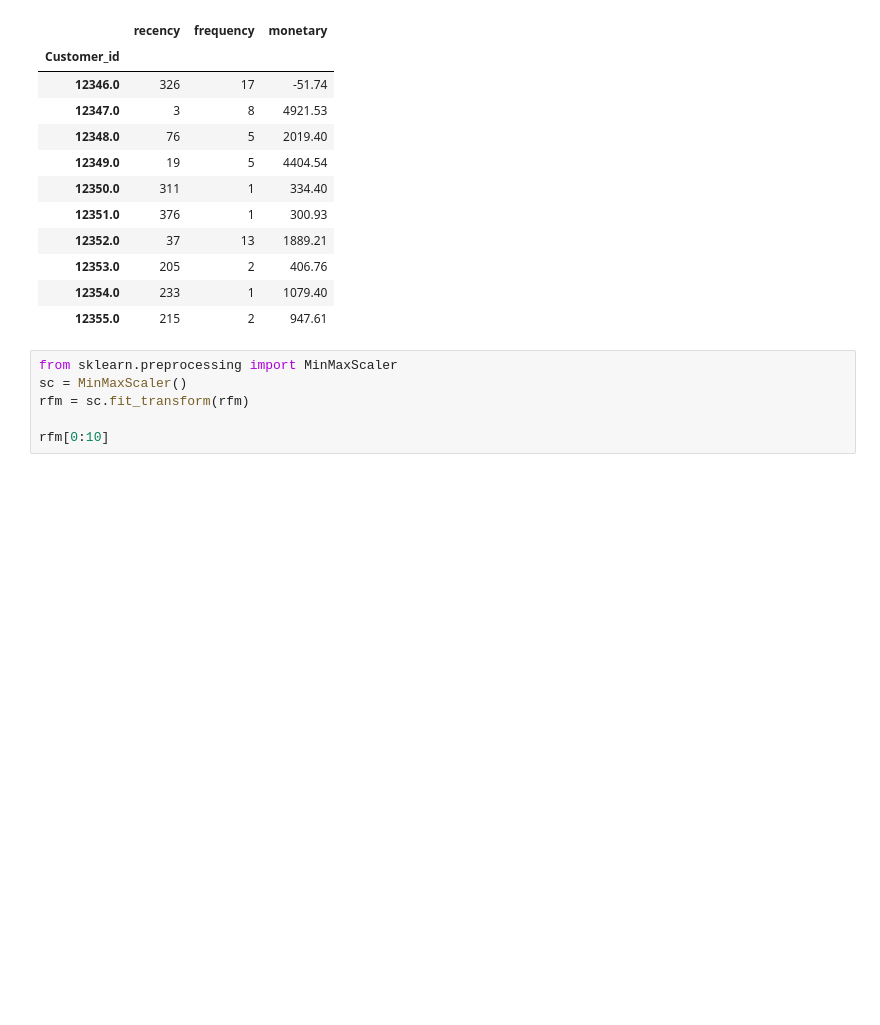
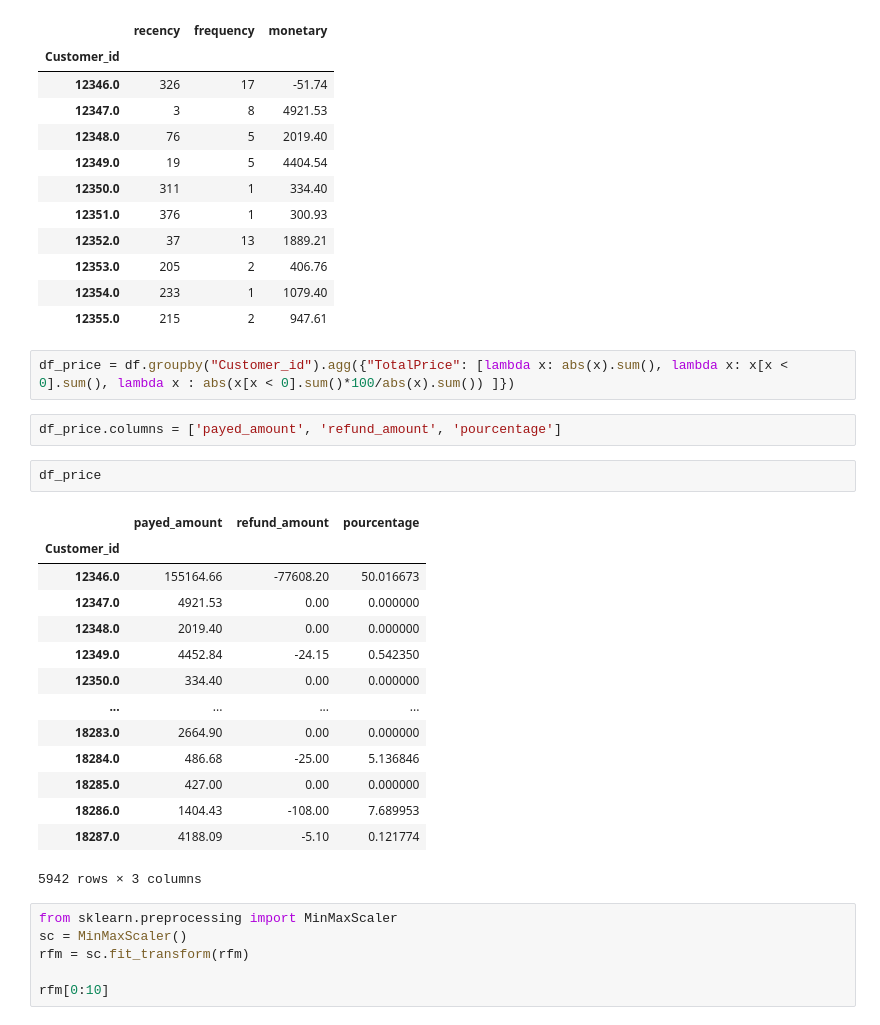
Before and after one commit to Noura-ou/projet_segmentation_client, a Jupyter notebook: src/test_ahmad.ipynb, the cells around one changed output. Saved outputs shown, nothing was run; the diff lists cells and outputs as text; blank space fills up the shorter version.

```diff
--- a/src/test_ahmad.ipynb
+++ b/src/test_ahmad.ipynb
@@ -315,6 +319,27 @@ rfm.head(10)
 | 12353.0 | 205 | 2 | 406.76 |
 | 12354.0 | 233 | 1 | 1079.40 |
 | 12355.0 | 215 | 2 | 947.61 |
+# %%
+df_price = df.groupby("Customer_id").agg({"TotalPrice": [lambda x: abs(x).sum(), lambda x: x[x < 0].sum(), lambda x : abs(x[x < 0].sum()*100/abs(x).sum()) ]})
+# %%
+df_price.columns = ['payed_amount', 'refund_amount', 'pourcentage']
+# %%
+df_price
+# %% [output]
+|  | payed_amount | refund_amount | pourcentage |
+| Customer_id |  |  |  |
+| 12346.0 | 155164.66 | -77608.20 | 50.016673 |
+| 12347.0 | 4921.53 | 0.00 | 0.000000 |
+| 12348.0 | 2019.40 | 0.00 | 0.000000 |
+| 12349.0 | 4452.84 | -24.15 | 0.542350 |
+| 12350.0 | 334.40 | 0.00 | 0.000000 |
+| ... | ... | ... | ... |
+| 18283.0 | 2664.90 | 0.00 | 0.000000 |
+| 18284.0 | 486.68 | -25.00 | 5.136846 |
+| 18285.0 | 427.00 | 0.00 | 0.000000 |
+| 18286.0 | 1404.43 | -108.00 | 7.689953 |
+| 18287.0 | 4188.09 | -5.10 | 0.121774 |
+5942 rows × 3 columns
 # %%
 from sklearn.preprocessing import MinMaxScaler
 sc = MinMaxScaler()
```
Also changed, not shown: parts of 1 cell of this notebook.
